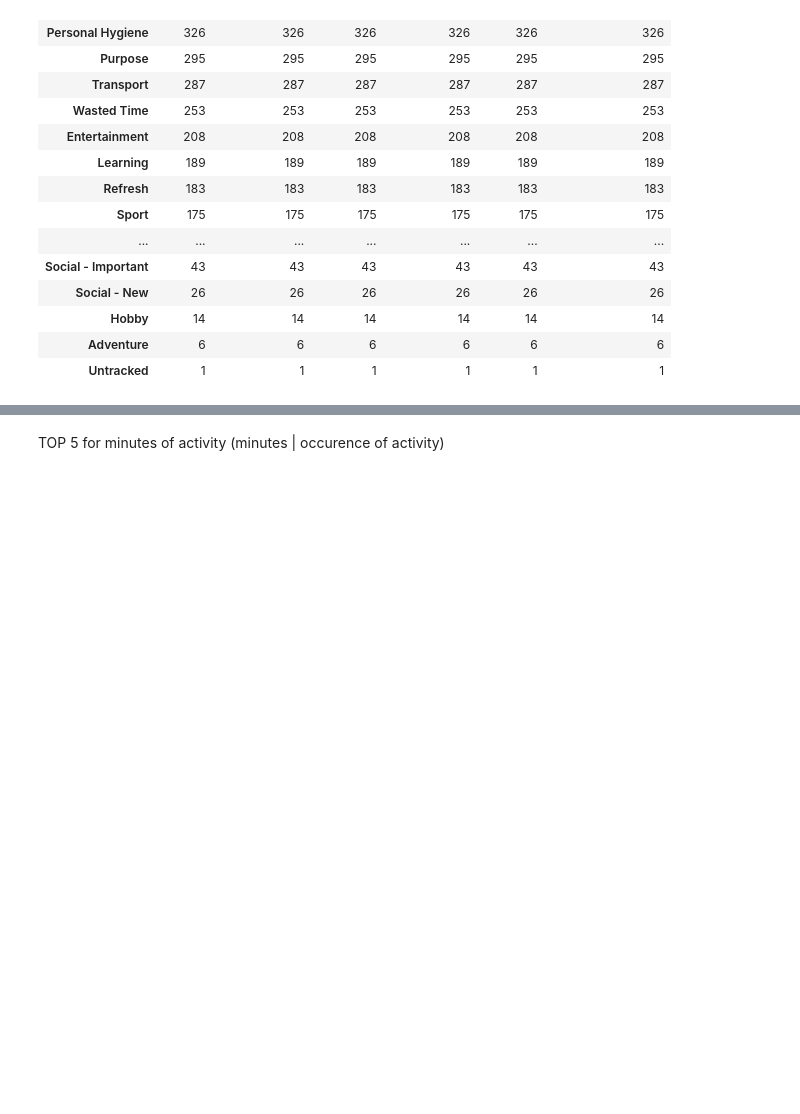
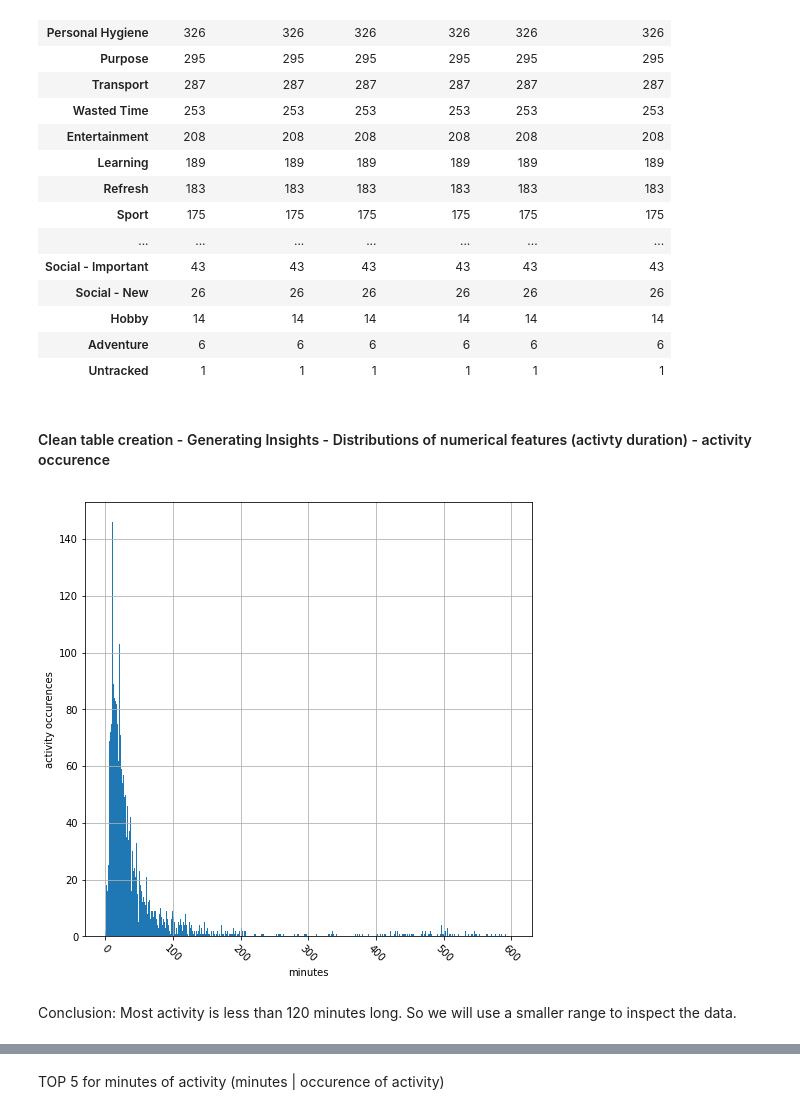
Before and after one commit to FollowJack/machine-learning-masterclass, a Jupyter notebook: project_10_activity_analysis/01_data_exploration.ipynb, the cells around one changed output, grey strips where cells are left out. Cells and saved outputs as stored; diff of their text form; code cells hidden in the pictures; blank space fills up the shorter version.

Commit message:
Explore activity in time frames to inspect relevant features

```diff
--- a/project_10_activity_analysis/01_data_exploration.ipynb
+++ b/project_10_activity_analysis/01_data_exploration.ipynb
@@ -213,3 +213,7 @@ get_most_asctivity_per_category(series)
 | Hobby | 14 | 14 | 14 | 14 | 14 | 14 |
 | Adventure | 6 | 6 | 6 | 6 | 6 | 6 |
 | Untracked | 1 | 1 | 1 | 1 | 1 | 1 |
+# %% [markdown]
+####  Clean table creation - Generating Insights -  Distributions of numerical features (activty duration) - activity occurence
+# %%
+minutes_to_inspect = 600
@@ -215,0 +223,11 @@ get_most_asctivity_per_category(series)
+# %%
+# Plottting
+axes = series.hist(xrot=-45, figsize=(8,8),
+                                       bins=bins, range=(0,600))
+axes.set_xlabel("minutes")
+axes.set_ylabel("activity occurences")
+plt.show()
+# %% [output]
+[figure, added]
+# %% [markdown]
+Conclusion: Most activity is less than 120 minutes long. So we will use a smaller range to inspect the data.
```
Also changed, not shown: parts of 9 cells of this notebook.
